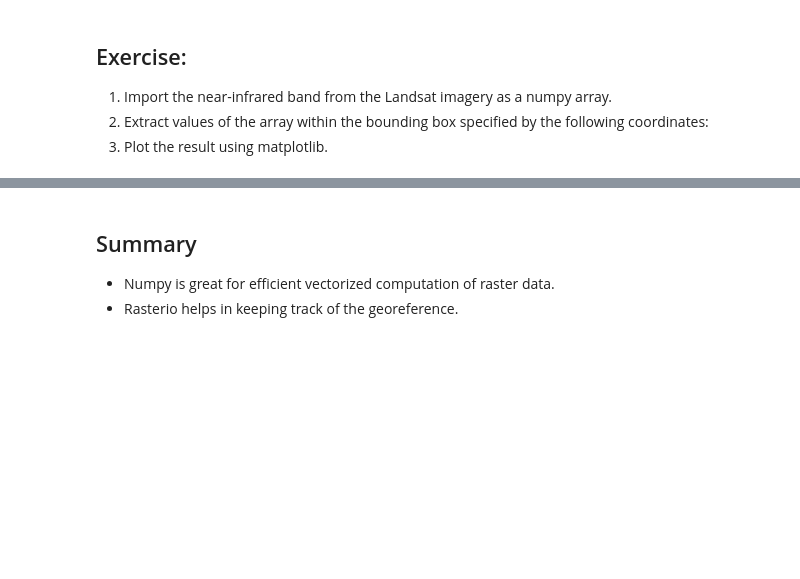
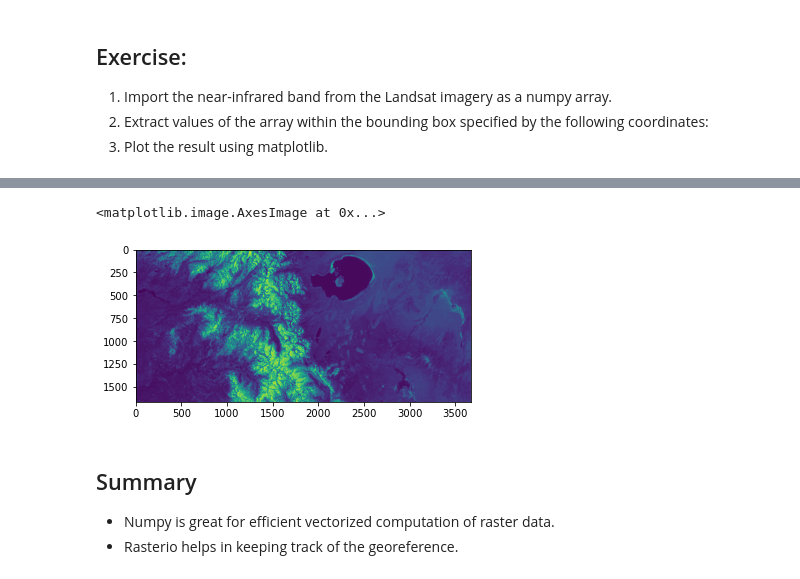
Before and after one commit to geoscripting/home, a Jupyter notebook: docs/course/assignment-2-part2/12-introduction-rasterio.ipynb, the cells around one changed output, grey strips where cells are left out. Cells and saved outputs as stored; diff of their text form; code cells hidden in the pictures; blank space fills up the shorter version.

```diff
--- a/docs/course/assignment-2-part2/12-introduction-rasterio.ipynb
+++ b/docs/course/assignment-2-part2/12-introduction-rasterio.ipynb
@@ -136,0 +245,2 @@ ymax = 4158115.0
+# %%
+ul_x, ul_y = geogr_2_image(affine, xmin, ymax)
@@ -136,0 +249,2 @@ ymax = 4158115.0
+# %%
+lr_x, lr_y = geogr_2_image(affine, xmax, ymin)
@@ -137,3 +294,8 @@ ymax = 4158115.0
+# %%
+plt.imshow(band1[ul_x:lr_x, ul_y:lr_y])
+# %% [output]
+<matplotlib.image.AxesImage at 0x...>
+[figure, added]
 # %% [markdown]
 ## Summary
 
```
Also changed, not shown: parts of 31 cells of this notebook, 50 other files.
